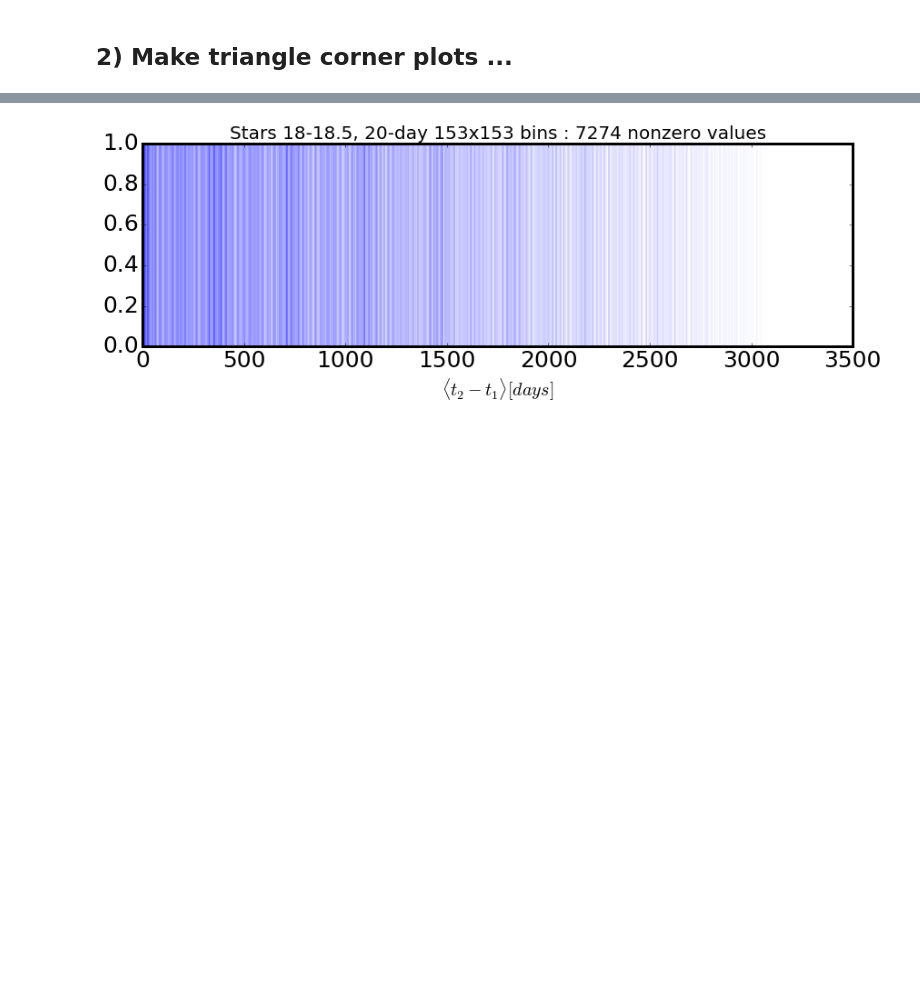
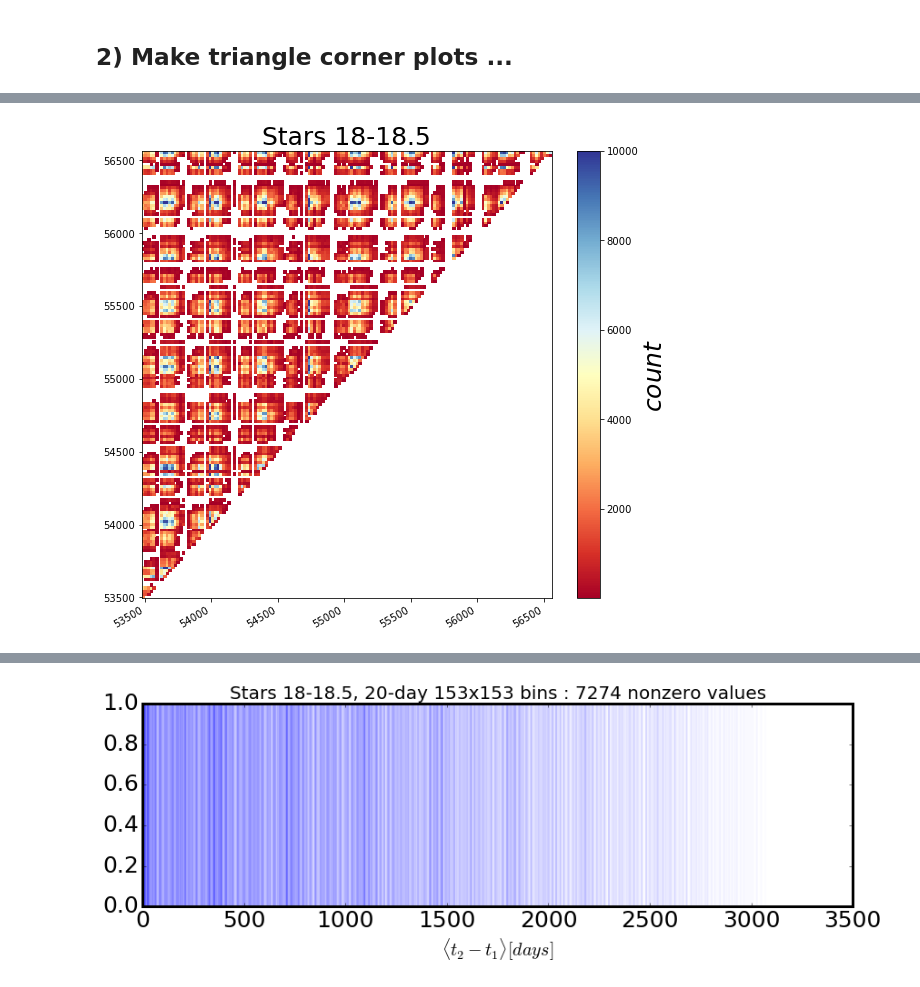
Before and after one commit to suberlak/CRTS_PROJECT, a Jupyter notebook: D_Fig_2_CRTS_sel_r_cut.ipynb, the cells around one changed output, grey strips where cells are left out. Drawn from its saved outputs; the diff is of its cells as text; code cells hidden in the pictures; blank space fills up the shorter version.

```diff
--- a/D_Fig_2_CRTS_sel_r_cut.ipynb
+++ b/D_Fig_2_CRTS_sel_r_cut.ipynb
@@ -690,9 +702,10 @@ for i in range(len(Min_arr)):
 
     # we combin blue and red stars by choosing g-i from   -1 to 1 and 1 to 3 together
     detail_dic['stars'][Min] = mod.faster_read_xi_ei(inDirSF =inDirStars,
-                                                     good_ids = mod.cut_stars(star_cat = star_cat,mMin = Min,
-                                                     mMax=Max, mErrMax = 0.3, gi_Min = -1, gi_Max=3,
-                                                     cut_mag=mag + '_mMed'), detailed=True)
+                               good_ids = mod.cut_stars(star_cat = star_cat, mMin = Min,
+                               mMax=Max, mErrMax = 0.3, gi_Min = -1, gi_Max=3,
+                               cut_mag=mag + '_mMed'),
+                               detailed=True)
 # %% [output]
 Using now only lightcurves with SDSS  18.000000< r < 18.500000
 
@@ -727,4 +737,12 @@ for obj in ['qso', 'stars'] :
 # %%
+# Load the
+# Need to select the outDir :
+
+outDir = '../data_products/Fig_2_data/2017-04-19/'
+
+Min_arr = [ 18,   18.5 ]
+Max_arr = [ 18.5, 19   ]
+
 # Load the files if needed later ....
 detail_dic = {}
 for obj in ['qso', 'stars'] :
@@ -733,5 +751,7 @@ for obj in ['qso', 'stars'] :
     for i in range(len(Min_arr)) :
         Min = Min_arr[i]
         Max = Max_arr[i]
-        detail_dic[obj][Min] = np.load(outDir + obj+'_' +str(Min)+'-'+str(Max) , detail_dic[obj][Min]).item()
+        detail_dic[obj][Min] = np.load(outDir + obj+'_' +str(Min)+'-'+str(Max)+'.npy').item()
+
+print('Read detailed xi, ei data from %s'%outDir)
 # %% [output]
@@ -1764,0 +1291,65 @@ len(tau)
+# %%
+%matplotlib inline
+# Triangle corner plots ...
+# For all objects and cuts at the same time :)
+
+pre = {'qso':'QSO', 'stars':'Stars'}
+
+# plot only stars, change the colorscheme ...
+obj = 'stars' # for obj in ['qso', 'stars']:
+Min = 18 #     for Min in [18, 18.5] :
+Max = Min + 0.5
+
+# plot 1 :  t1 vs t2 colored by  count
+#stats = binned_statistic_2d(x, y, values = z, statistic='count', bins=nbins)
+z_count_stat = results[obj][Min]['z_count_stat']
+z_sigma, x_edges, y_edges = z_count_stat[0], z_count_stat[1], z_count_stat[2]
+# replace all nan's by 0 ...
+z_sigma[np.isnan(z_sigma)] =0
+z_reduce  =  z_sigma # [:-1, :-1] no need to reduce here because x_edges are already given with the right size
+z_min, z_max = z_reduce.min(), np.abs(z_reduce).max()
+z_rot = np.rot90(z_reduce)  # rotate and flip to properly display...
+z_rot_flip = np.flipud(z_rot)
+z_masked = np.ma.masked_where(z_rot_flip == 0 , z_rot_flip)  # mask out zeros...
+
+# Plot 2D histogram using pcolor
+fig,ax = plt.subplots(1,1, figsize=(8,7))
+cm = plt.cm.get_cmap('RdYlBu')
+image = ax.pcolormesh(x_edges,y_edges,z_masked, cmap=cm, vmax=10000)  # np.log10(z_masked) gives log counts
+fig.autofmt_xdate()
+plt.tight_layout()
+colorbar = fig.colorbar(image, ax = ax,  orientation='vertical')
+colorbar.set_label(r'$count$', fontsize=25)
+
+ax.set_title(pre[obj]+' '+str(Min)+'-'+str(Min+0.5), fontsize=25)
+title = pre[obj]+'_'+str(Min)+'-'+str(Max)+'_t1-t2_count_'+str(bin_size_days)+'_days.png'
+plt.savefig(outDir + title, bbox_inches='tight')
+print('Saved as %s'%(outDir+title))
+
+
+# plot 2 :  t1 vs t2 colored by  sigmaG(xi) per bin
+
+#stats = binned_statistic_2d(x, y, values = z, statistic=func, bins=nbins)
+z_sigmaG_stat = results[obj][Min]['z_sigG_xi_stat']
+z_sigma, x_edges, y_edges = z_sigmaG_stat[0], z_sigmaG_stat[1], z_sigmaG_stat[2]
+# replace all nan's by 0 ...
+z_sigma[np.isnan(z_sigma)] =0
+z_reduce  =  z_sigma # [:-1, :-1] no need to reduce here because x_edges are already given with the right size
+z_min, z_max = z_reduce.min(), np.abs(z_reduce).max()
+z_rot = np.rot90(z_reduce)  # rotate and flip to properly display...
+z_rot_flip = np.flipud(z_rot)
+z_masked = np.ma.masked_where(z_rot_flip == 0 , z_rot_flip)  # mask out zeros...
+
+# Plot 2D histogram using pcolor
+fig,ax = plt.subplots(1,1, figsize=(8,7))
+image = ax.pcolormesh(x_edges,y_edges,z_masked, cmap=cm, vmax=0.23)  # np.log10(z_masked) gives log counts
+fig.autofmt_xdate()
+plt.tight_layout()
+colorbar = fig.colorbar(image, ax = ax,  orientation='vertical')
+colorbar.set_label(r'$\sigma_{G}(\Delta m)$', fontsize=25)
+
+ax.set_title(pre[obj]+' '+ str(Min)+'-'+str(Min+0.5), fontsize=25)
+title = pre[obj]+'_'+str(Min)+'-'+str(Max)+'_t1-t2_sigmaG_'+str(bin_size_days)+'_days.png'
+plt.savefig(outDir + title, bbox_inches='tight')
+print('Saved as %s'%(outDir+title))
+# %% [output]
@@ -1764,0 +1358 @@ len(tau)
+[figure, added]
```
Also changed, not shown: parts of 100 cells of this notebook.
